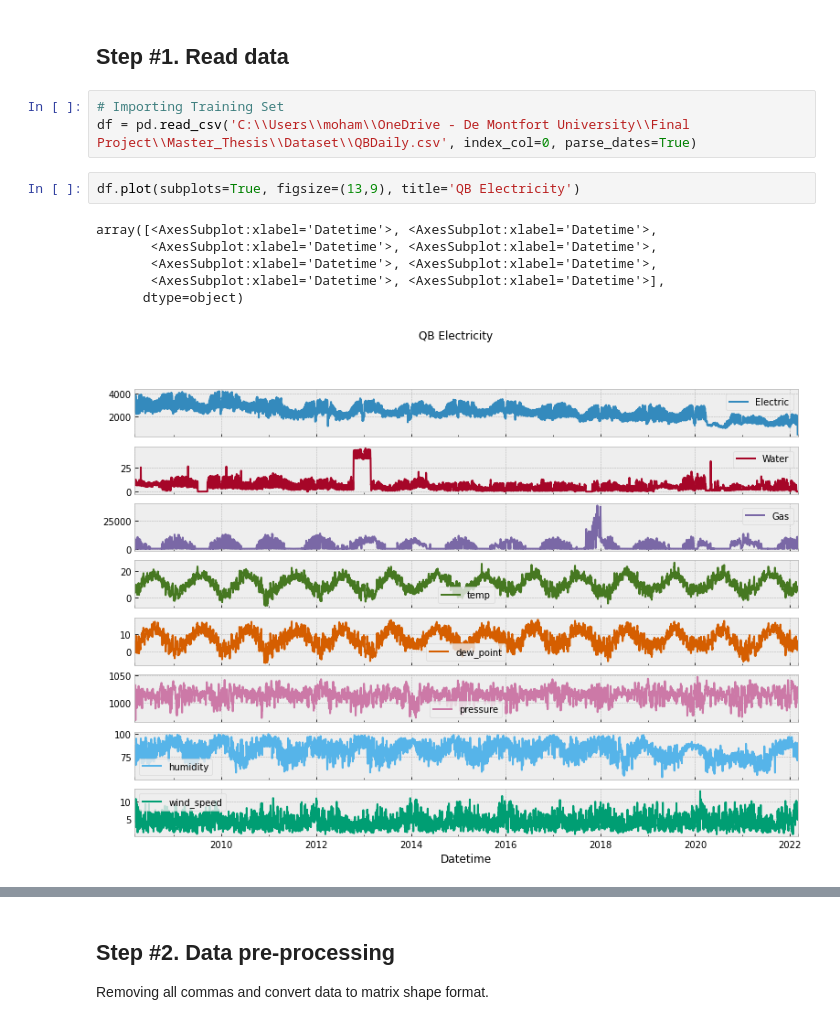
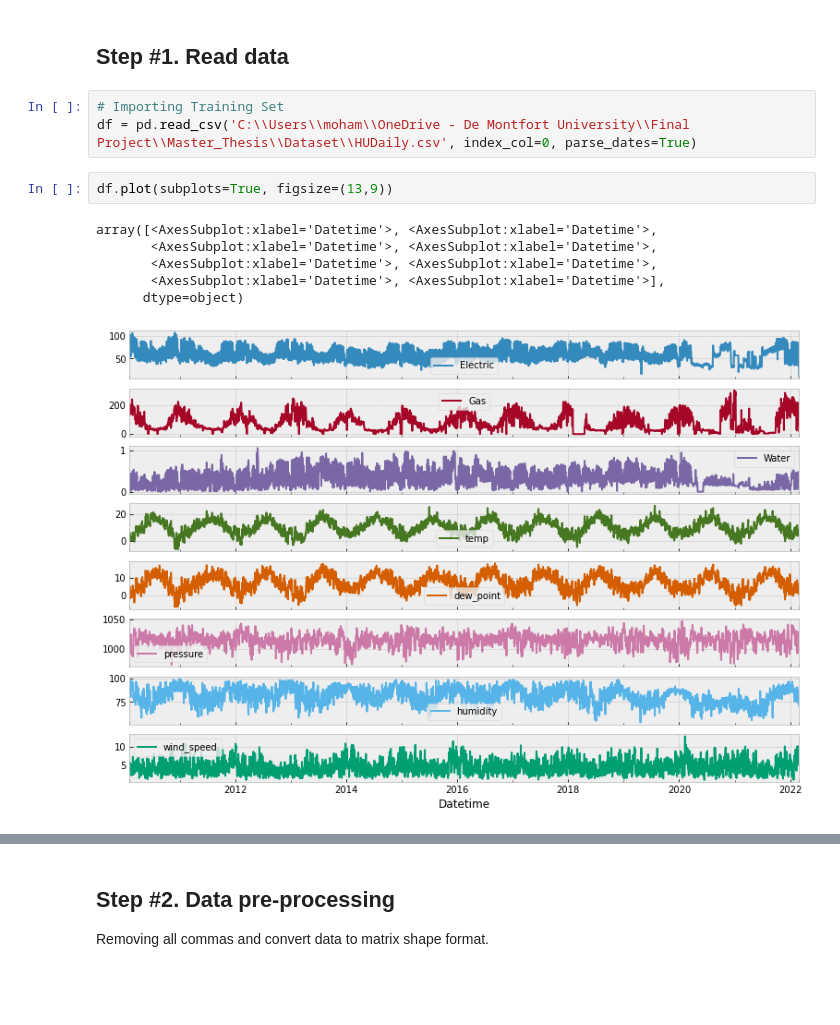
Before and after one commit to UsmanKolo/Master_Thesis, a Jupyter notebook: Notebooks/Bidirectional_LSTM.ipynb, the cells around one changed output, grey strips where cells are left out. Cells and saved outputs as stored; diff of their text form; blank space fills up the shorter version.

```diff
--- a/Notebooks/Bidirectional_LSTM.ipynb
+++ b/Notebooks/Bidirectional_LSTM.ipynb
@@ -20,14 +20,14 @@ from keras.callbacks import EarlyStopping, ReduceLROnPlateau, ModelCheckpoint, T
 ## Step #1. Read data
 # %%
 # Importing Training Set
-df = pd.read_csv('C:\\Users\\moham\\OneDrive - De Montfort University\\Final Project\\Master_Thesis\\Dataset\\QBDaily.csv', index_col=0, parse_dates=True)
+df = pd.read_csv('C:\\Users\\moham\\OneDrive - De Montfort University\\Final Project\\Master_Thesis\\Dataset\\HUDaily.csv', index_col=0, parse_dates=True)
 # %%
-df.plot(subplots=True, figsize=(13,9), title='QB Electricity')
+df.plot(subplots=True, figsize=(13,9))
 # %% [output]
 array([<AxesSubplot:xlabel='Datetime'>, <AxesSubplot:xlabel='Datetime'>,
        <AxesSubplot:xlabel='Datetime'>, <AxesSubplot:xlabel='Datetime'>,
        <AxesSubplot:xlabel='Datetime'>, <AxesSubplot:xlabel='Datetime'>,
        <AxesSubplot:xlabel='Datetime'>, <AxesSubplot:xlabel='Datetime'>],
       dtype=object)
-[figure, old version]
+[figure, new version]
 # %%
```
Also changed, not shown: parts of 12 cells of this notebook, 32 other files.
